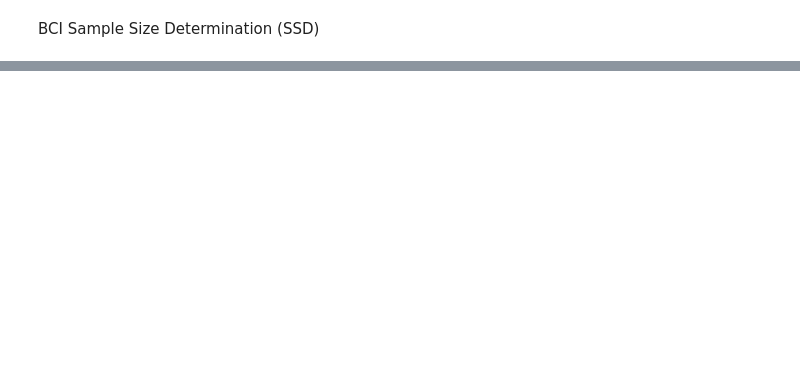
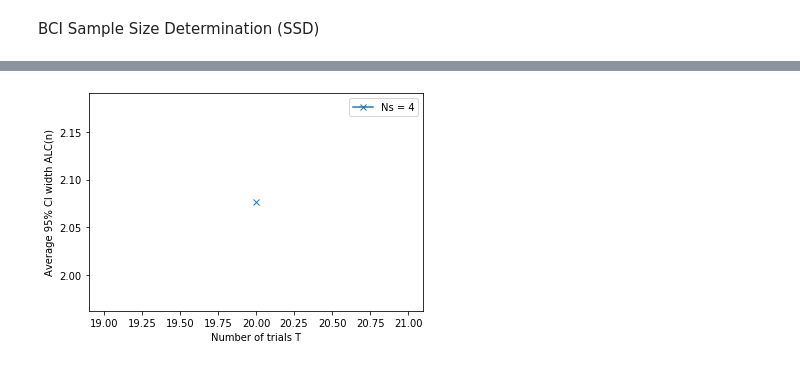
Before and after one commit to jason-leung/bci-ssd, a Jupyter notebook: bci_ssd.ipynb, the cells around one changed output, grey strips where cells are left out. Drawn from its saved outputs; the diff is of its cells as text; code cells hidden in the pictures; blank space fills up the shorter version.

Commit message:
save results to file

```diff
--- a/bci_ssd.ipynb
+++ b/bci_ssd.ipynb
@@ -11,12 +11,21 @@ import matplotlib.pyplot as plt
 # %%
 # sample size
-n_subjects = [4, 8, 12, 16, 24] # number of subjects
-n_trials = [20, 36, 64] # number of trials
+# n_subjects = [4, 8, 12, 16, 24] # number of subjects
+# n_trials = [20, 36, 64] # number of trials
+n_subjects = [4] # number of subjects
+n_trials = [20] # number of trials
 
-M = 500 # iterations
+M = 3 # iterations
 
 # MCMC
 n_samples = 5000
 n_chains = 3
 n_tune = 500
+
+# initialize results dict
+timestamp = time.strftime("%Y%m%d%H%M")
+params = {'n_trials': n_trials, 'n_subjects': n_subjects, 'M': M,
+           'n_samples': n_samples, 'n_chains': n_chains, 'n_tune': n_tune
+          }
+results = np.zeros((len(n_subjects), len(n_trials), M))
 # %%
@@ -87,0 +114,16 @@ pm.traceplot(trace);
+# %%
+# Save ALC plot
+plt.xlabel('Number of trials T');
+plt.ylabel('Average 95% CI width ALC(n)');
+
+for s in range(len(n_subjects)):
+    ALCs = np.zeros(len(n_trials))
+    for t in range(len(n_trials)):
+        ALCs[t] = np.mean(results[s][t])
+    plt.plot(n_trials, ALCs, marker='x', label='Ns = '+str(n_subjects[s]))
+
+plt.legend();
+
+plt.savefig(timestamp+'_alc_plot');
+# %% [output]
+[figure, added]
```
Also changed, not shown: parts of 5 cells of this notebook.
